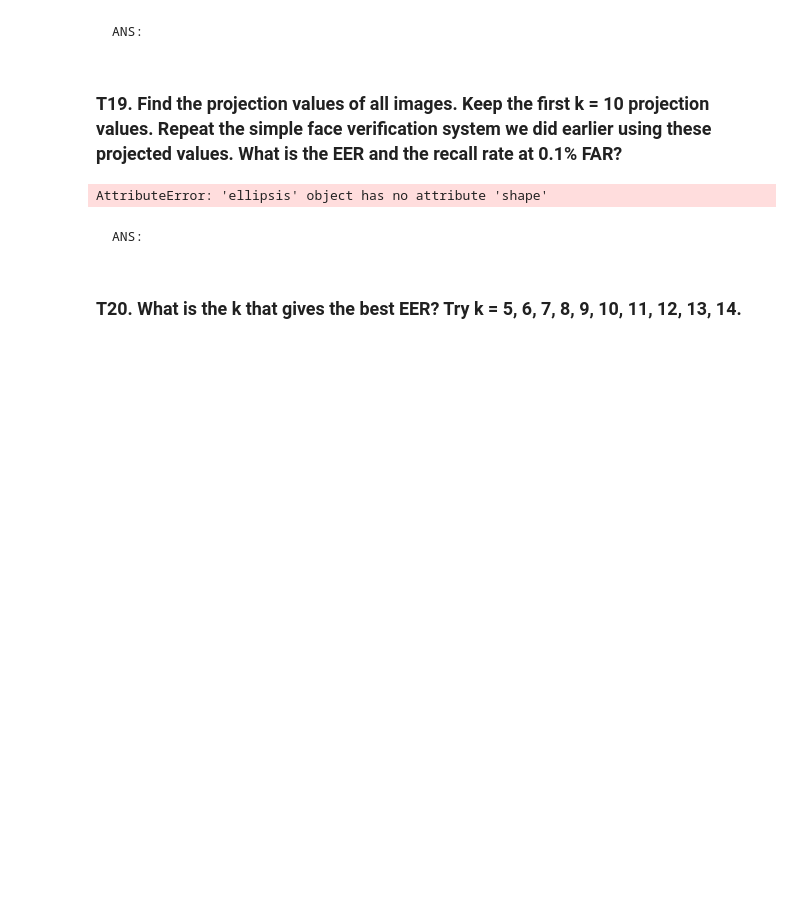
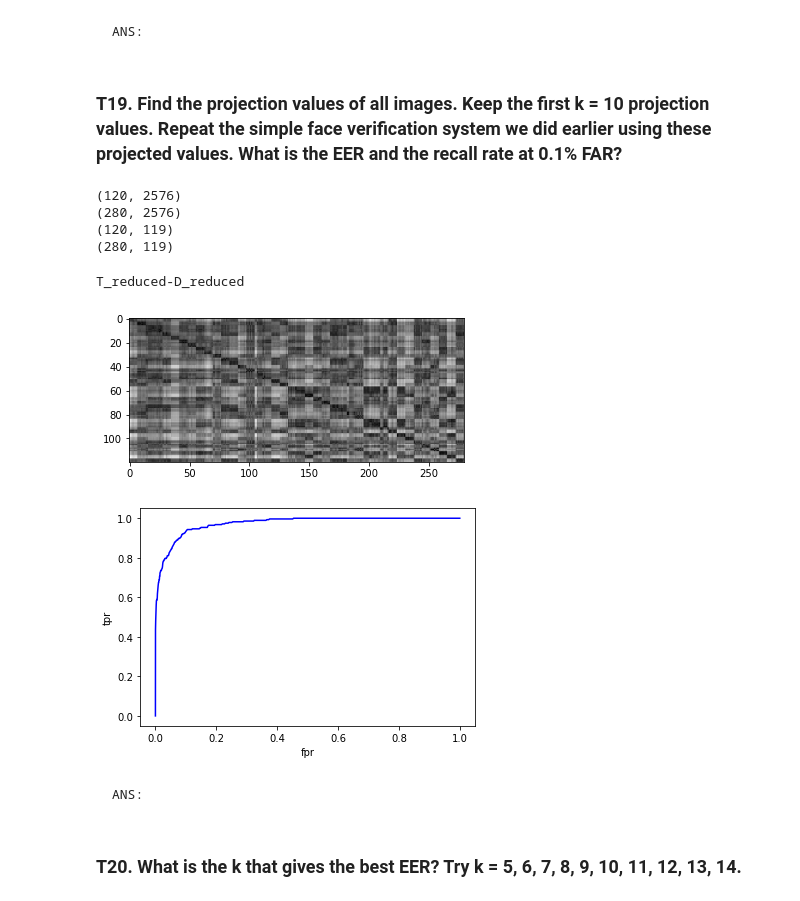
Before and after one commit to Bee0Theepob/Pattern, a Jupyter notebook: HW3/HW3_Fisherfaces(student).ipynb, the cells around one changed output. Saved outputs shown, nothing was run; the diff lists cells and outputs as text; code cells hidden in the pictures; blank space fills up the shorter version.

```diff
--- a/HW3/HW3_Fisherfaces(student).ipynb
+++ b/HW3/HW3_Fisherfaces(student).ipynb
@@ -622,15 +597,21 @@ def calculate_projection_vectors(matrix, meanface, v):
     TODO: Find the projection vectors on v from given matrix and meanface.
     """
 
-    # INSERT CODE HERE
-
+    projection_vectors=[]
+    for i in range(matrix.shape[0]):
+        diff=matrix[i]-meanface.reshape(46*56)
+        projection_vectors.append(np.dot(v,diff))
+    projection_vectors=np.array(projection_vectors)
     return projection_vectors
 # %%
 # TODO: Get projection vectors of T and D, then Keep first k projection values.
-k = ...
-T_reduced = ...
-D_reduced = ...
-
+k = 119#???????????????
+T_reduced = calculate_projection_vectors(T,meanface,v)
+D_reduced = calculate_projection_vectors(D,meanface,v)
+print(T.shape)
+print(D.shape)
+print(T_reduced.shape)
+print(D_reduced.shape)
 
 def test_reduce_dimension():
     assert T_reduced.shape[-1] == k
@@ -638,9 +619,22 @@ def test_reduce_dimension():
 
 test_reduce_dimension()
 # %% [output]
-AttributeError: 'ellipsis' object has no attribute 'shape'
+(120, 2576)
+(280, 2576)
+(120, 119)
+(280, 119)
 # %%
 # TODO: Get similarity matrix of T_reduced and D_reduced
+print("T_reduced-D_reduced")
+similarity_matrix = generate_similarity_matrix(T_reduced,D_reduced)
+plt.imshow(similarity_matrix, cmap = 'gray')
+plt.show()
+
+plot_roc(similarity_matrix)
+# %% [output]
+T_reduced-D_reduced
+[figure, added]
+[figure, added]
 # %%
 # TODO: Find EER and the recall rate at 0.1% FAR.
 # %% [markdown]
```
Also changed, not shown: parts of 14 cells of this notebook, 10 other files.
